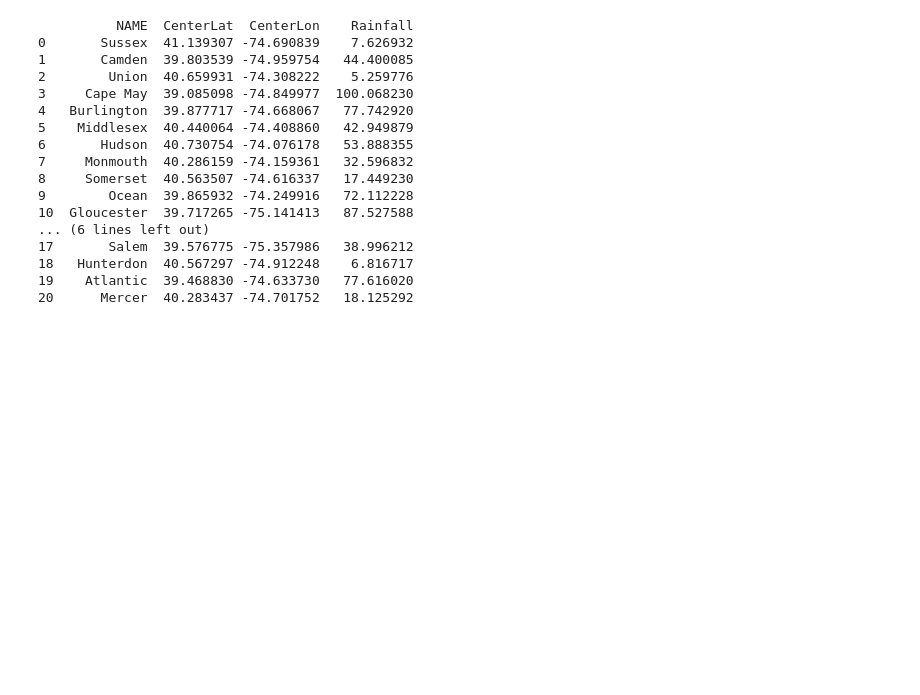
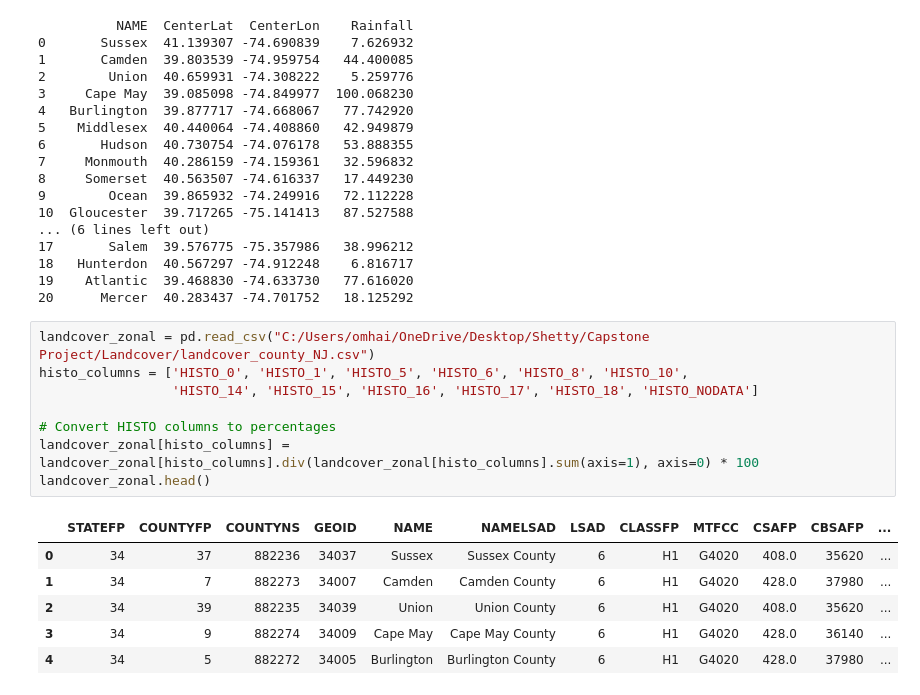
Before and after one commit to Akshay-Shreesha/Dashboard-for-Power-Outage-Forecasts-for-an-Emergency-Response-to-Hurricanes, a Jupyter notebook: Zipcode_NJ.ipynb, the cells around one changed output. Drawn from its saved outputs; the diff is of its cells as text; blank space fills up the shorter version.

Commit message:
Landcover added

```diff
--- a/Zipcode_NJ.ipynb
+++ b/Zipcode_NJ.ipynb
@@ -288,3 +281,18 @@ print(county_df)
 18   Hunterdon  40.567297 -74.912248    6.816717
 19    Atlantic  39.468830 -74.633730   77.616020
 20      Mercer  40.283437 -74.701752   18.125292
+# %%
+landcover_zonal = pd.read_csv("C:/Users/omhai/OneDrive/Desktop/Shetty/Capstone Project/Landcover/landcover_county_NJ.csv")
+histo_columns = ['HISTO_0', 'HISTO_1', 'HISTO_5', 'HISTO_6', 'HISTO_8', 'HISTO_10',
+                 'HISTO_14', 'HISTO_15', 'HISTO_16', 'HISTO_17', 'HISTO_18', 'HISTO_NODATA']
+
+# Convert HISTO columns to percentages
+landcover_zonal[histo_columns] = landcover_zonal[histo_columns].div(landcover_zonal[histo_columns].sum(axis=1), axis=0) * 100
+landcover_zonal.head()
+# %% [output]
+|  | STATEFP | COUNTYFP | COUNTYNS | GEOID | NAME | NAMELSAD | LSAD | CLASSFP | MTFCC | CSAFP | CBSAFP | ... |
+| 0 | 34 | 37 | 882236 | 34037 | Sussex | Sussex County | 6 | H1 | G4020 | 408.0 | 35620 | ... |
+| 1 | 34 | 7 | 882273 | 34007 | Camden | Camden County | 6 | H1 | G4020 | 428.0 | 37980 | ... |
+| 2 | 34 | 39 | 882235 | 34039 | Union | Union County | 6 | H1 | G4020 | 408.0 | 35620 | ... |
+| 3 | 34 | 9 | 882274 | 34009 | Cape May | Cape May County | 6 | H1 | G4020 | 428.0 | 36140 | ... |
+| 4 | 34 | 5 | 882272 | 34005 | Burlington | Burlington County | 6 | H1 | G4020 | 428.0 | 37980 | ... |
```
Also changed, not shown: parts of 1 cell of this notebook.
